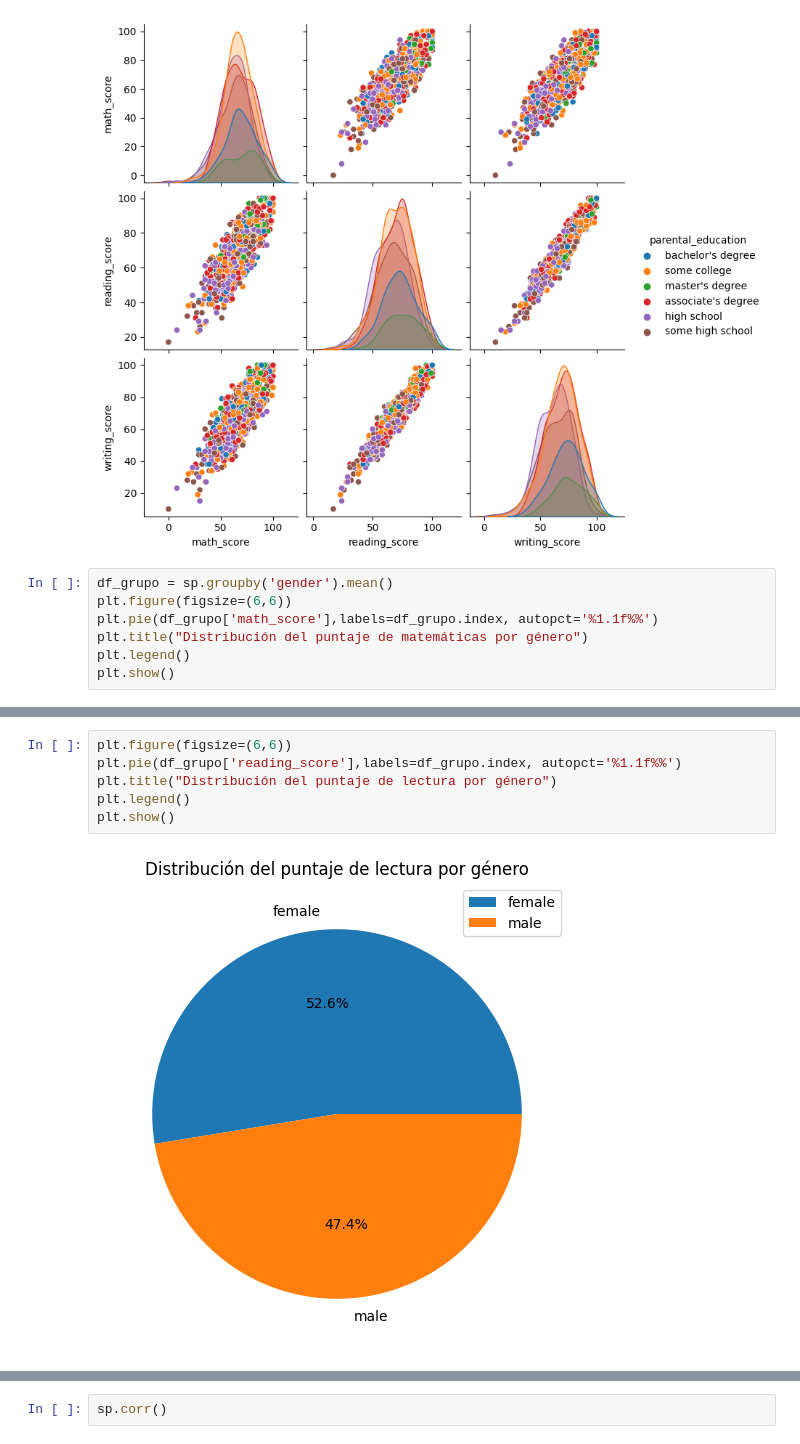
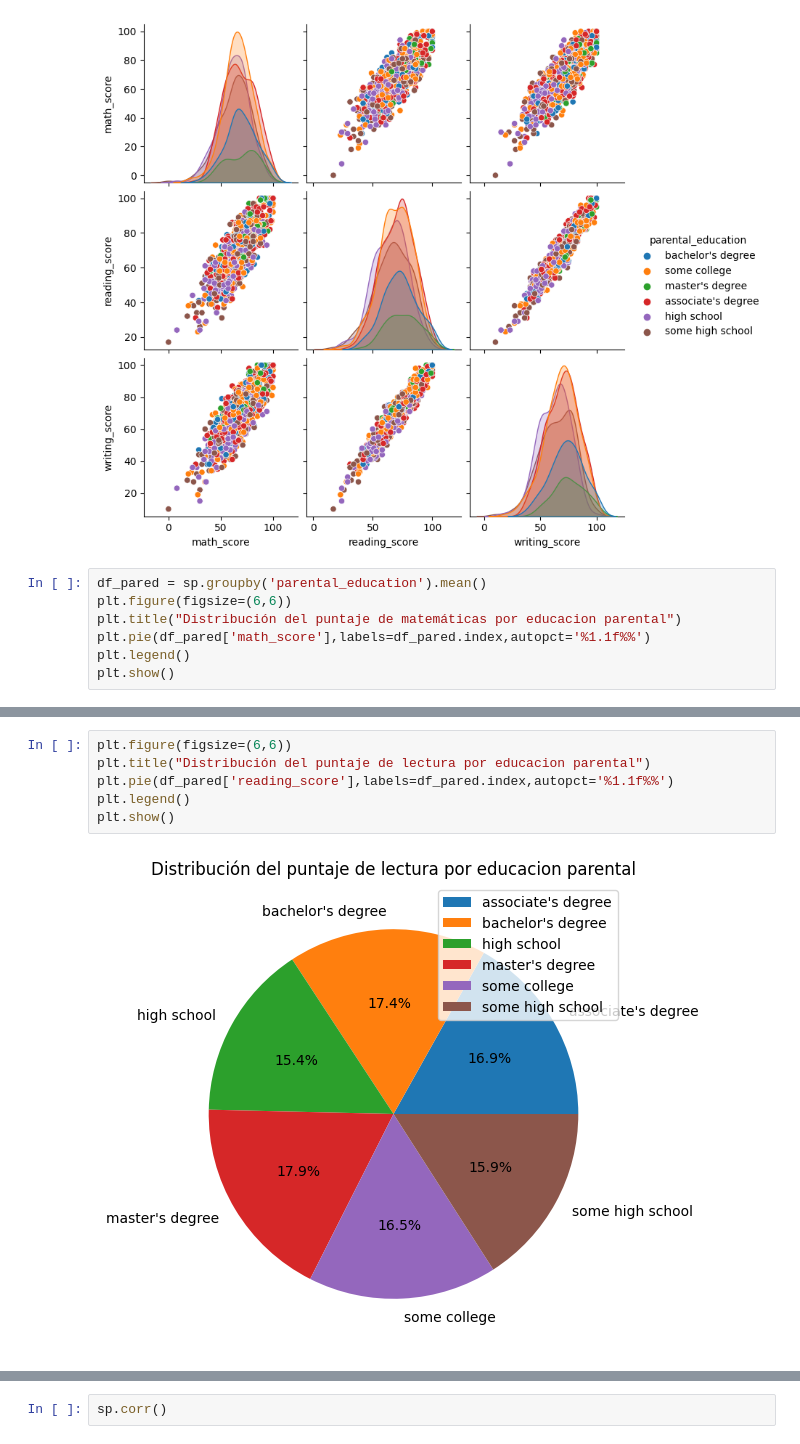
Before and after one commit to Dern965/CienciaDatosTriada, a Jupyter notebook: Proyectos/Unidad1/EDA/Proyecto2_Triada.ipynb, the cells around one changed output, grey strips where cells are left out. Cells and saved outputs as stored; diff of their text form.

```diff
--- a/Proyectos/Unidad1/EDA/Proyecto2_Triada.ipynb
+++ b/Proyectos/Unidad1/EDA/Proyecto2_Triada.ipynb
@@ -267,10 +382,10 @@ sns.pairplot(sp,hue='parental_education')
 <seaborn.axisgrid.PairGrid at 0x...>
 [figure]
 # %%
-df_grupo = sp.groupby('gender').mean()
+df_pared = sp.groupby('parental_education').mean()
 plt.figure(figsize=(6,6))
-plt.pie(df_grupo['math_score'],labels=df_grupo.index, autopct='%1.1f%%')
-plt.title("Distribución del puntaje de matemáticas por género")
+plt.title("Distribución del puntaje de matemáticas por educacion parental")
+plt.pie(df_pared['math_score'],labels=df_pared.index,autopct='%1.1f%%')
 plt.legend()
 plt.show()
 # %% [output]
@@ -278,10 +393,10 @@ plt.show()
 # %%
 plt.figure(figsize=(6,6))
-plt.pie(df_grupo['reading_score'],labels=df_grupo.index, autopct='%1.1f%%')
-plt.title("Distribución del puntaje de lectura por género")
+plt.title("Distribución del puntaje de lectura por educacion parental")
+plt.pie(df_pared['reading_score'],labels=df_pared.index,autopct='%1.1f%%')
 plt.legend()
 plt.show()
 # %% [output]
-[figure, old version]
+[figure, new version]
 # %%
 plt.figure(figsize=(6,6))
```
Also changed, not shown: parts of 21 cells of this notebook.
